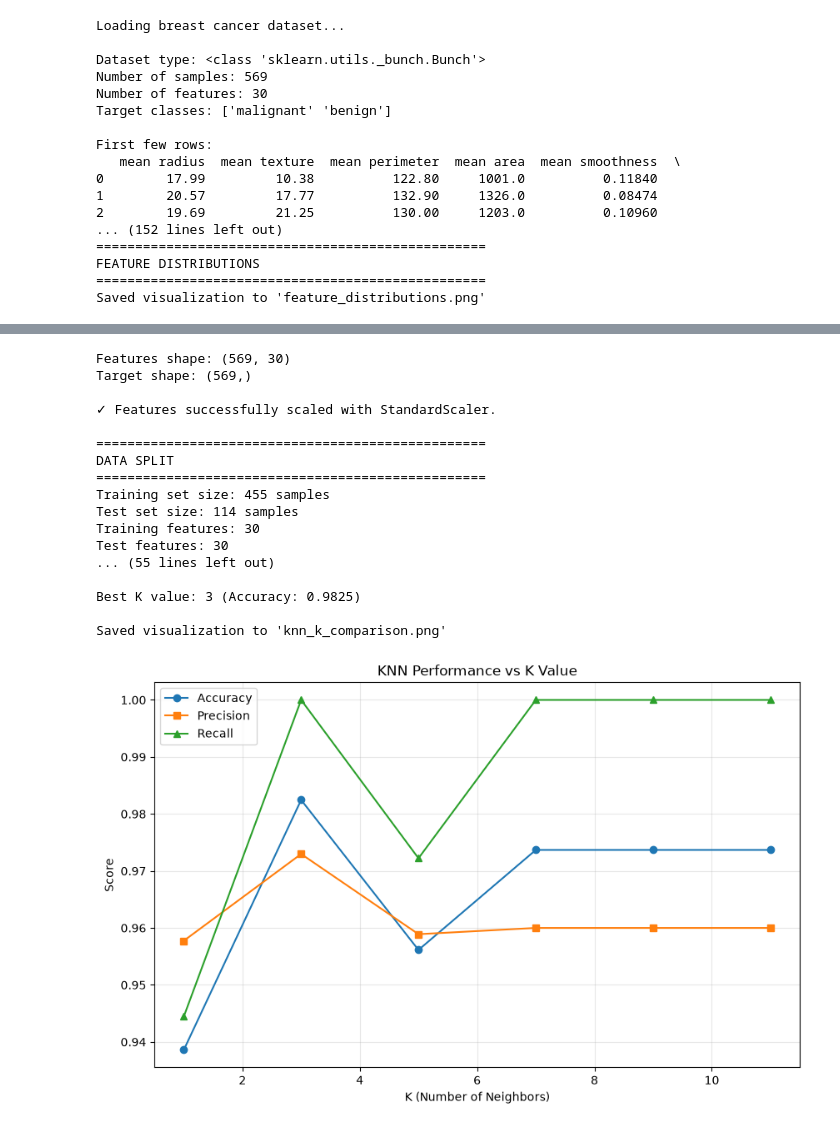
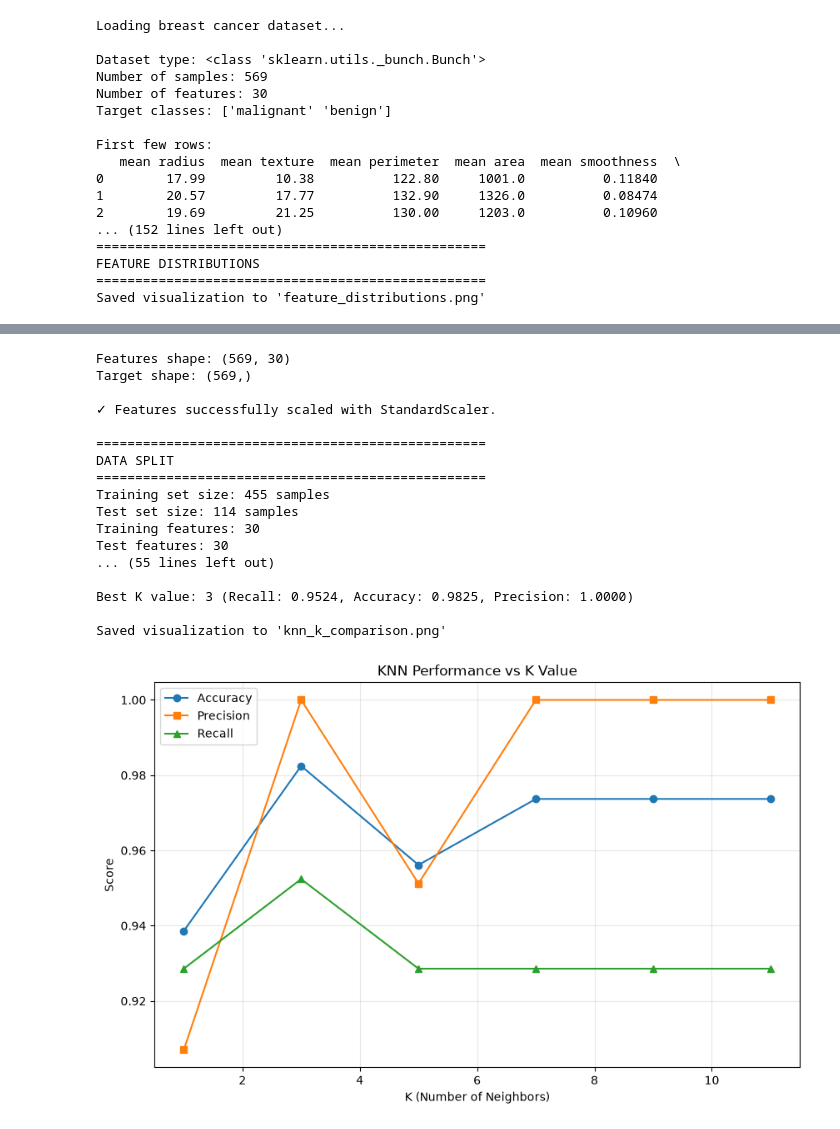
Before and after one commit to GordanSkopljak/sklearn-Model-Training---Evaluation, a Jupyter notebook: sklearn Model Training Evaluation.ipynb, the cells around one changed output, grey strips where cells are left out. Saved outputs shown, nothing was run; the diff lists cells and outputs as text; code cells hidden in the pictures.

```diff
--- a/sklearn Model Training Evaluation.ipynb
+++ b/sklearn Model Training Evaluation.ipynb
@@ -177,8 +177,8 @@ for k in k_values:
 
     # Calculate accuracy
     acc = accuracy_score(y_test, y_pred_temp)
-    prec = precision_score(y_test, y_pred_temp)
-    rec = recall_score(y_test, y_pred_temp)
+    prec = precision_score(y_test, y_pred_temp, pos_label=0)
+    rec = recall_score(y_test, y_pred_temp, pos_label=0)
 
     results.append({
         'K': k,
@@ -191,8 +191,9 @@ for k in k_values:
 
 # Find best K
 results_df = pd.DataFrame(results)
-best_k = results_df.loc[results_df['Accuracy'].idxmax(), 'K']
-print(f"\nBest K value: {best_k} (Accuracy: {results_df['Accuracy'].max():.4f})")
+best_row = results_df.loc[results_df['Recall'].idxmax()]
+print(f"\nBest K value: {int(best_row['K'])} (Recall: {best_row['Recall']:.4f}, "
+      f"Accuracy: {best_row['Accuracy']:.4f}, Precision: {best_row['Precision']:.4f})")
 
 # Visualize results
 plt.figure(figsize=(10, 6))
@@ -215,32 +216,32 @@ Number of samples: 569
 Number of features: 30
 Target classes: ['malignant' 'benign']
 
 First few rows:
    mean radius  mean texture  mean perimeter  mean area  mean smoothness  \
 0        17.99         10.38          122.80     1001.0          0.11840
 1        20.57         17.77          132.90     1326.0          0.08474
 2        19.69         21.25          130.00     1203.0          0.10960
 ... (152 lines left out)
 ==================================================
 FEATURE DISTRIBUTIONS
 ==================================================
 Saved visualization to 'feature_distributions.png'
 [figure]
 Features shape: (569, 30)
 Target shape: (569,)
 
 ✓ Features successfully scaled with StandardScaler.
 
 ==================================================
 DATA SPLIT
 ==================================================
 Training set size: 455 samples
 Test set size: 114 samples
 Training features: 30
 Test features: 30
 ... (55 lines left out)
 
-Best K value: 3 (Accuracy: 0.9825)
+Best K value: 3 (Recall: 0.9524, Accuracy: 0.9825, Precision: 1.0000)
 
 Saved visualization to 'knn_k_comparison.png'
-[figure, old version]
+[figure, new version]
```
Also changed, not shown: 3 other files.
